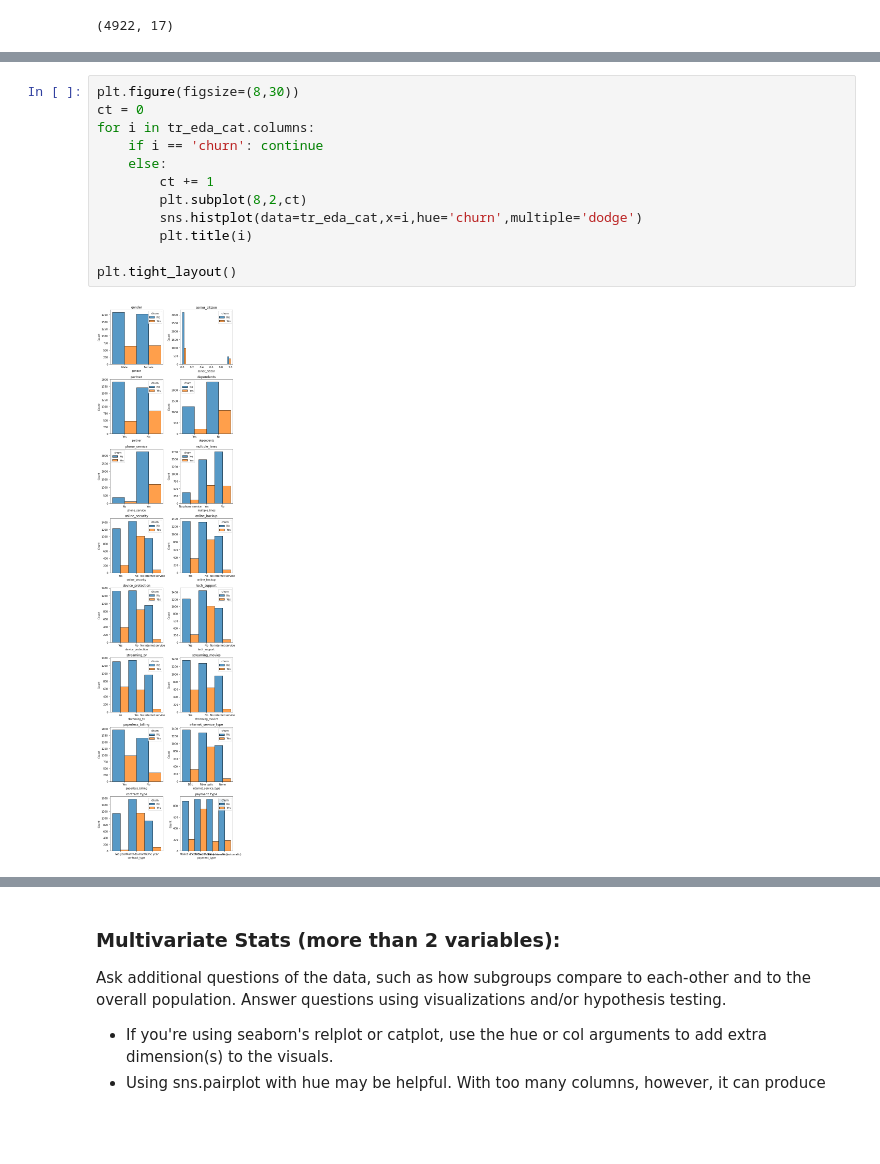
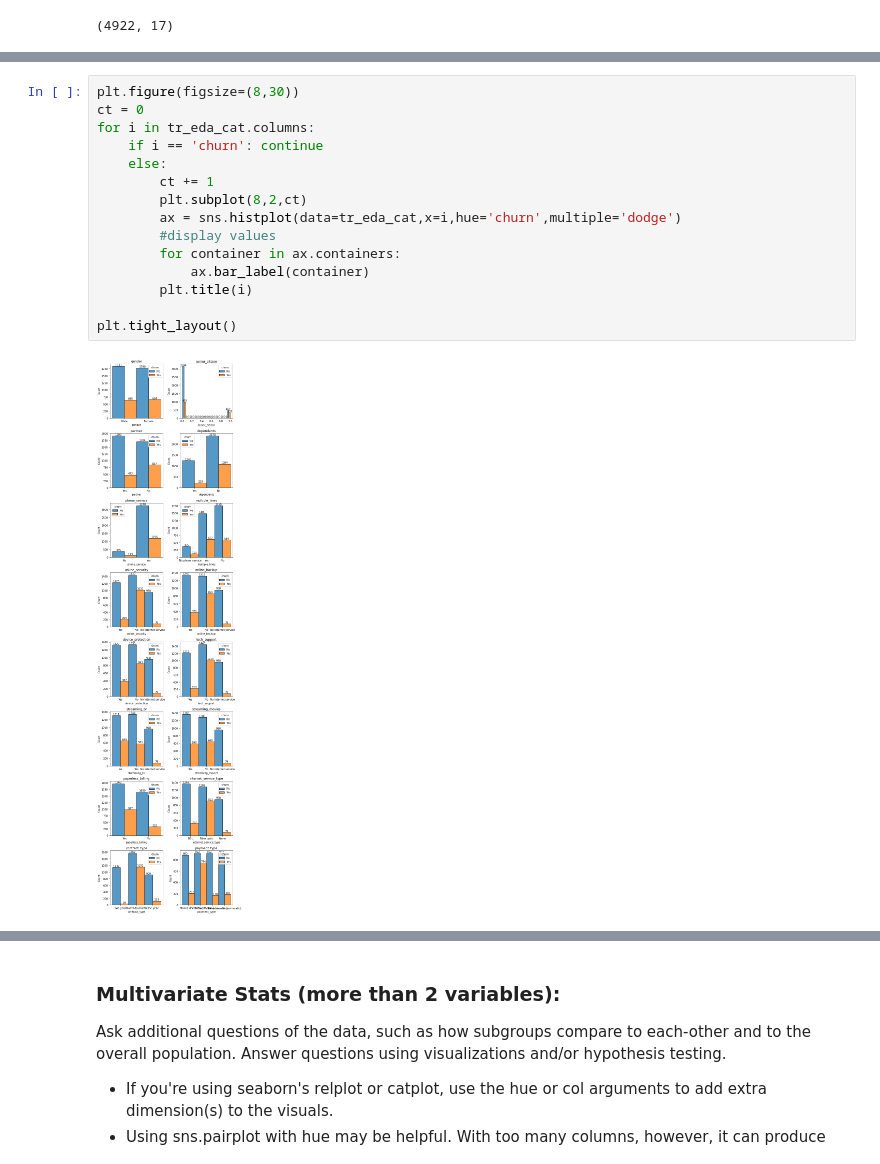
Before and after one commit to Cayt-Schlichting/example-classification-project, a Jupyter notebook: eda.ipynb, the cells around one changed output, grey strips where cells are left out. Drawn from its saved outputs; the diff is of its cells as text; blank space fills up the shorter version.

```diff
--- a/eda.ipynb
+++ b/eda.ipynb
@@ -112,14 +151,17 @@ sns.histplot(data=tr_eda_cat,x='online_backup',hue='churn',multiple='dodge')
 # %%
 plt.figure(figsize=(8,30))
 ct = 0
 for i in tr_eda_cat.columns:
     if i == 'churn': continue
     else:
         ct += 1
         plt.subplot(8,2,ct)
-        sns.histplot(data=tr_eda_cat,x=i,hue='churn',multiple='dodge')
+        ax = sns.histplot(data=tr_eda_cat,x=i,hue='churn',multiple='dodge')
+        #display values
+        for container in ax.containers:
+            ax.bar_label(container)
         plt.title(i)
 
 plt.tight_layout()
 # %% [output]
-[figure, old version]
+[figure, new version]
```
Also changed, not shown: parts of 12 cells of this notebook.
